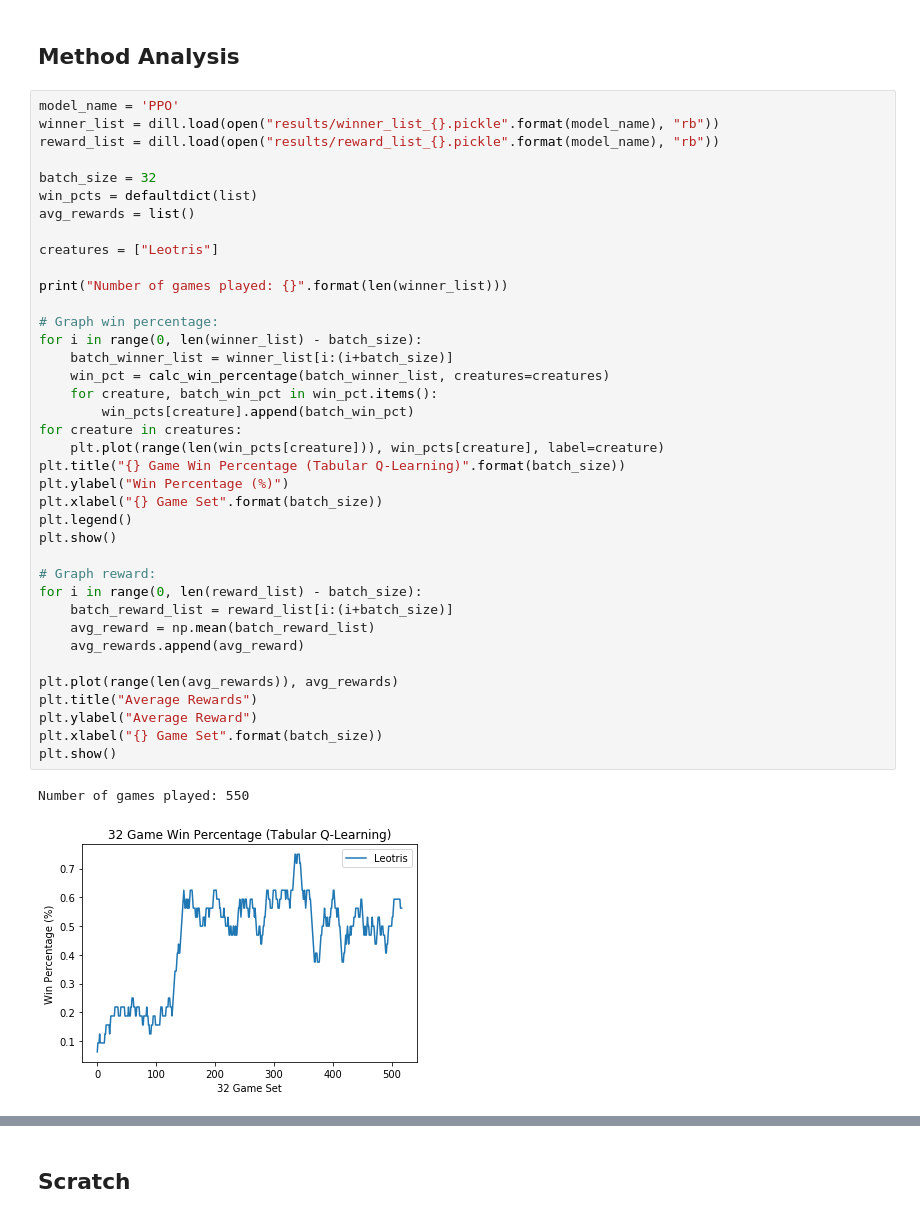
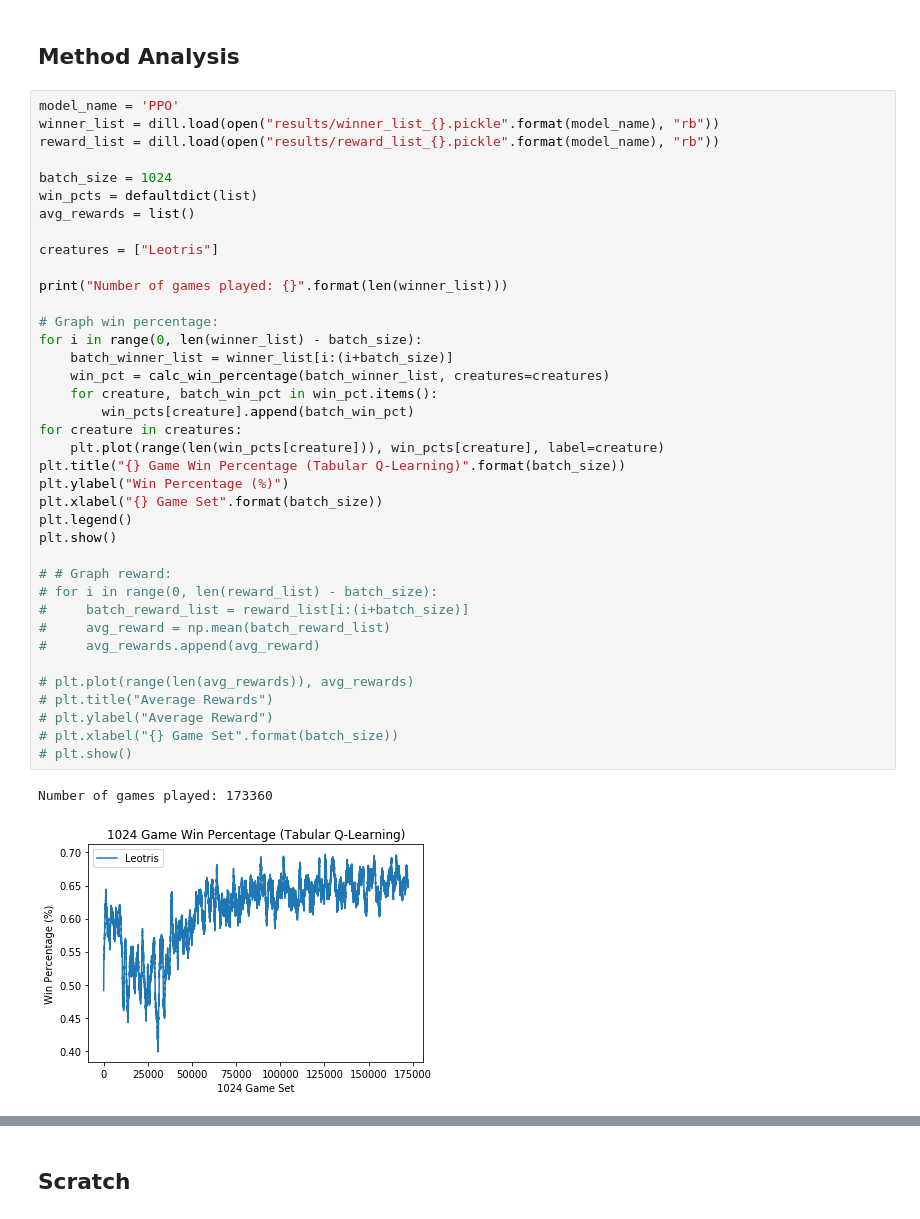
Before and after one commit to AndrewLim1990/dungeonsNdata, a Jupyter notebook: analysis.ipynb, the cells around one changed output, grey strips where cells are left out. Drawn from its saved outputs; the diff is of its cells as text.

```diff
--- a/analysis.ipynb
+++ b/analysis.ipynb
@@ -51,41 +51,41 @@ def report_actions(state):
 # %%
 model_name = 'PPO'
 winner_list = dill.load(open("results/winner_list_{}.pickle".format(model_name), "rb"))
 reward_list = dill.load(open("results/reward_list_{}.pickle".format(model_name), "rb"))
 
-batch_size = 32
+batch_size = 1024
 win_pcts = defaultdict(list)
 avg_rewards = list()
 
 creatures = ["Leotris"]
 
 print("Number of games played: {}".format(len(winner_list)))
 
 # Graph win percentage:
 for i in range(0, len(winner_list) - batch_size):
     batch_winner_list = winner_list[i:(i+batch_size)]
     win_pct = calc_win_percentage(batch_winner_list, creatures=creatures)
     for creature, batch_win_pct in win_pct.items():
         win_pcts[creature].append(batch_win_pct)
 for creature in creatures:
     plt.plot(range(len(win_pcts[creature])), win_pcts[creature], label=creature)
 plt.title("{} Game Win Percentage (Tabular Q-Learning)".format(batch_size))
 plt.ylabel("Win Percentage (%)")
 plt.xlabel("{} Game Set".format(batch_size))
 plt.legend()
 plt.show()
 
-# Graph reward:
-for i in range(0, len(reward_list) - batch_size):
-    batch_reward_list = reward_list[i:(i+batch_size)]
-    avg_reward = np.mean(batch_reward_list)
-    avg_rewards.append(avg_reward)
+# # Graph reward:
+# for i in range(0, len(reward_list) - batch_size):
+#     batch_reward_list = reward_list[i:(i+batch_size)]
+#     avg_reward = np.mean(batch_reward_list)
+#     avg_rewards.append(avg_reward)
 
-plt.plot(range(len(avg_rewards)), avg_rewards)
-plt.title("Average Rewards")
-plt.ylabel("Average Reward")
-plt.xlabel("{} Game Set".format(batch_size))
-plt.show()
+# plt.plot(range(len(avg_rewards)), avg_rewards)
+# plt.title("Average Rewards")
+# plt.ylabel("Average Reward")
+# plt.xlabel("{} Game Set".format(batch_size))
+# plt.show()
 # %% [output]
-Number of games played: 550
+Number of games played: 173360
-[figure, old version]
+[figure, new version]
```
Also changed, not shown: parts of 2 cells of this notebook, 3 other files.
